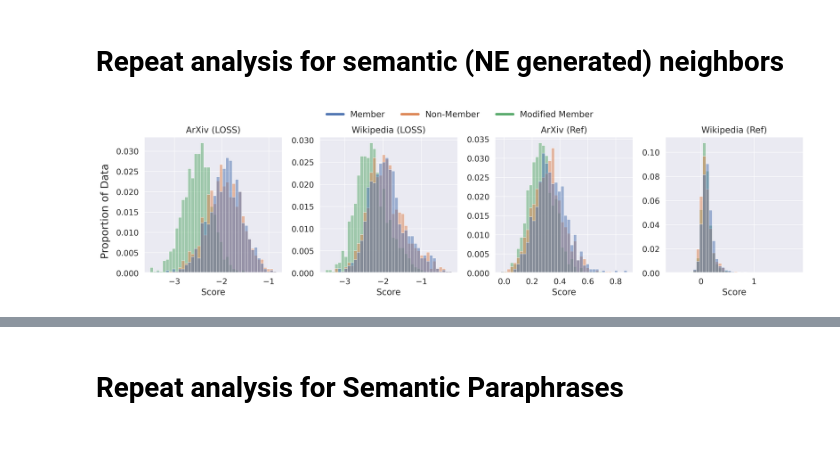
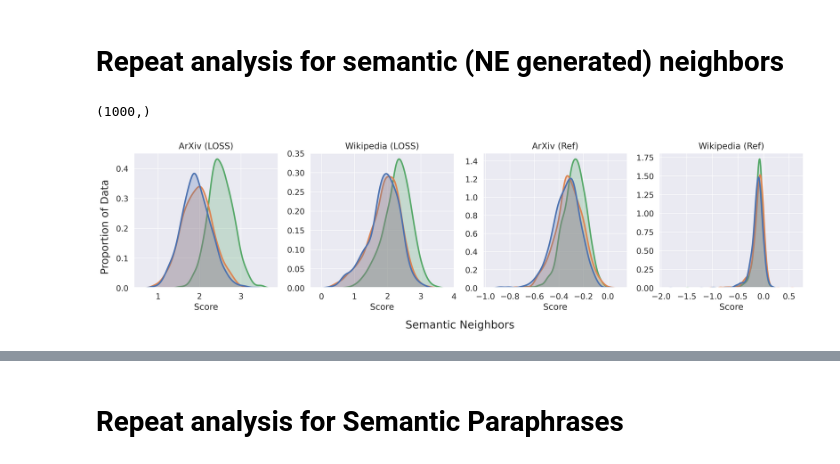
Before and after one commit to iamgroot42/mimir, a Jupyter notebook: inspect_mi.ipynb, the cells around one changed output, grey strips where cells are left out. Drawn from its saved outputs; the diff is of its cells as text; code cells hidden in the pictures.

```diff
--- a/inspect_mi.ipynb
+++ b/inspect_mi.ipynb
@@ -19,8 +19,8 @@ mpl.rcParams["font.family"] = "Times New Roman"
 # %%
 SOURCE_NAME_MAP = {
     'arxiv': 'ArXiv',
-    #'wikipedia_(en)': 'Wikipedia',
-    'hackernews': 'HackerNews',
+    'wikipedia_(en)': 'Wikipedia',
+   'hackernews': 'HackerNews',
     # 'github': 'Github'
 }
 sources = list(SOURCE_NAME_MAP.keys())
@@ -114,4 +116,4 @@ get_auc_from_thresholds(preds_member_, preds_nonmember_)
 # %%
-edited_members_scores = "/mmfs1/gscratch/h2lab/micdun/mimir/edit_distance_members/scores/wikipedia_(en).json"
+edited_members_scores = "/mmfs1/gscratch/xlab/micdun/mimir/edit_distance_members/scores/wikipedia_(en).json"
 with open(edited_members_scores, 'r') as f:
     d = json.load(f)
@@ -203,4 +207,10 @@ df.groupby('edit distance').mean()
 | 100 | 0.839357 |
 # %% [markdown]
 ## Score distribution (member - edited v/s member - non-member)
+# %%
+def get_edited_member_scores(src: str, atk: str):
+    with open(f"./edit_distance_members/scores/ed/{src}.json", 'r') as f:
+        d = json.load(f)
+    care = d[atk]
+    return care
 # %%
@@ -300,10 +320,12 @@ wikipedia_(en): 0.001
 # %% [markdown]
 # Repeat analysis for semantic (NE generated) neighbors
 # %%
-with open(f"./edit_distance_results_{source}.json", 'r') as f:
+with open(f"./edit_distance_members/scores/ne/edit_distance_results_{source}.json", 'r') as f:
     ne_data = json.load(f)
 
 ne_data = ne_data['loss']['0.3']
 ne_care = - np.array(list(ne_data.values())).mean(0)
 print(ne_care.shape)
 # print(ne_data['min_k']['0.3']['0'])
+# %% [output]
+(1000,)
@@ -327,52 +355,59 @@ fig, axs = plt.subplots(1,
 for j, attack_focus in enumerate(attacks):
     for i, source in enumerate(sources):
         preds_member_, preds_nonmember_, _ = get_source_data(source, attack_focus)
-        care = get_edited_member_scores(source, attack_focus)
+        # unnegate
+        preds_member_ = -1 * preds_member_
+        preds_nonmember_ = -1 * preds_nonmember_
         curr_axs = axs[j * len(attacks) + i]
         df = []
         for x in preds_member_:
             df.append({'Score': x, 'Source': 'Member'})
         for x in preds_nonmember_:
             df.append({'Score': x, 'Source': 'Non-Member'})
 
-        with open(f"./edit_distance_results_{source}.json", 'r') as f:
+        with open(f"./edit_distance_members/scores/ne/edit_distance_results_{source}.json", 'r') as f:
             ne_data = json.load(f)
             ne_data = ne_data[attack_focus]['0.3']
-            all_trials = - np.array(list(ne_data.values())).mean(0)
+            all_trials = np.array(list(ne_data.values())).mean(0) #-
 
         for x in all_trials:
             df.append({'Score': x, 'Source': f"Modified Member"})
 
         ds = pd.DataFrame(df)
         suffix = 'Tokens' if edit_dist > 1 else 'Token'
-        sns.histplot(ds, x='Score', hue='Source',
-                     stat='probability',
-                     bins=40,
+        # sns.histplot(ds, x='Score', hue='Source',
+        #              stat='probability',
+        #              bins=40,
+        #              # palette=sns.color_palette('bright', 3)
+        #              ax=curr_axs,kde=True)
+        sns.kdeplot(ds, x='Score', hue='Source',
+                     # stat='probability',
+                     # bins=40,
                      # palette=sns.color_palette('bright', 3)
-                     ax=curr_axs,)
+                     ax=curr_axs, fill=True, linewidths=2.5)
         curr_axs.legend([],[], frameon=False)
 
         curr_axs.set_ylabel(None)
         curr_axs.set_title(f"{SOURCE_NAME_MAP[source]} ({ATTACK_NAME_MAP[attack_focus]})")
 
 
 legend_lines, legend_names = [], []
 for k, v in COLOR_MAP.items():
     legend_lines.append(Line2D([0], [0], color=v, lw=4))
     legend_names.append(k)
 
-
+x_ax = fig.supxlabel(f'Semantic Neighbors', y=-.1, fontsize=18)
 y_ax = fig.supylabel('Proportion of Data', x=-.02)
 
 # Legend plot
-plt.figlegend(legend_lines, legend_names,
-              loc='upper center', bbox_to_anchor=(0.5, 1.1),
-              borderaxespad=0, ncol=5, fontsize=14,
-              facecolor='white', frameon=False)
+# plt.figlegend(legend_lines, legend_names,
+#               loc='upper center', bbox_to_anchor=(0.5, 1.1),
+#               borderaxespad=0, ncol=5, fontsize=14,
+#               facecolor='white', frameon=False)
 
-plt.savefig(f"./edit_distance_figs/edit_distance_semantic.pdf", bbox_inches="tight")
+plt.savefig(f"./edit_distance_figs/edit_distance_semantic_new_kde.pdf", bbox_inches="tight")
 # %% [output]
-[figure, old version]
+[figure, new version]
 # %%
 fpr_rate = 0.1
 attacks = ['loss', 'ref-stablelm-base-alpha-3b-v2']
```
Also changed, not shown: parts of 9 cells of this notebook, 15 other files.
